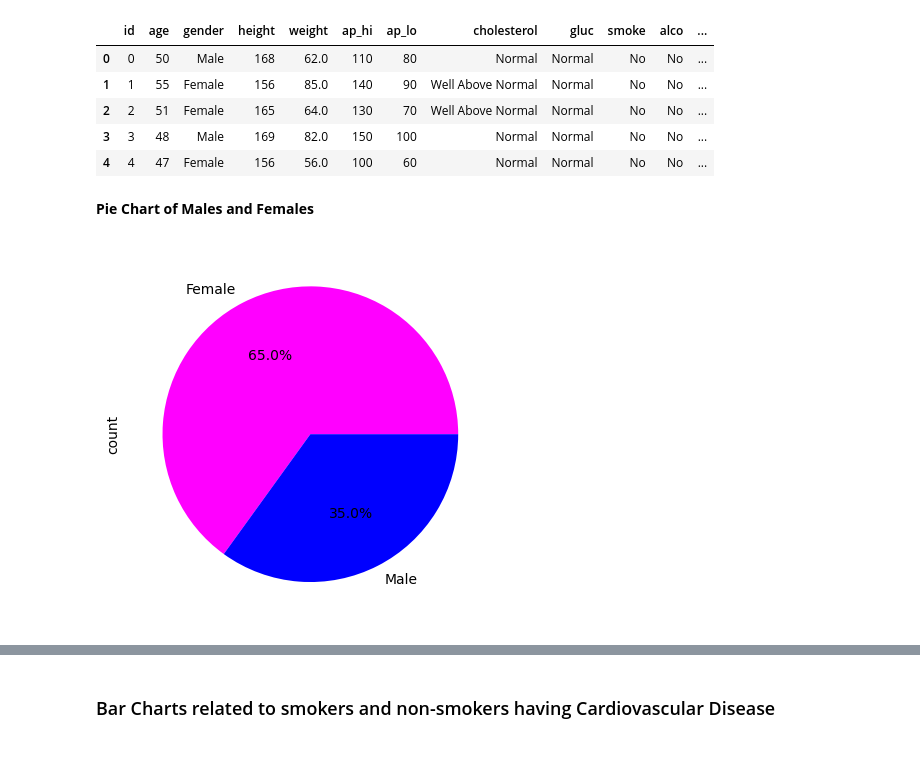
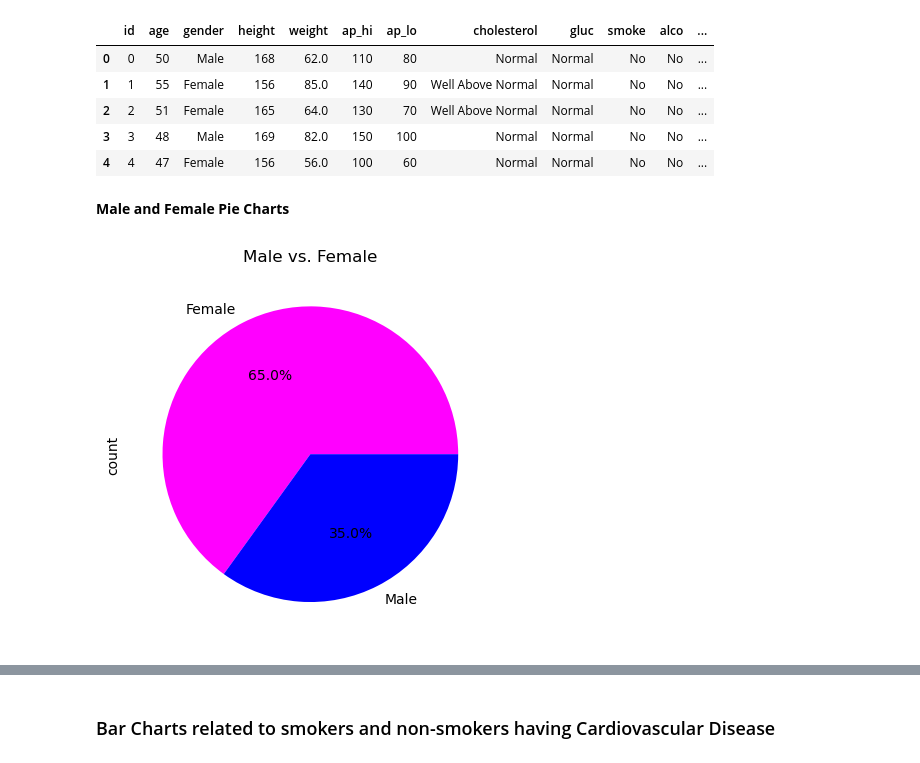
Before and after one commit to ButcherAdam/Cardiovascular-Disease-Analysis, a Jupyter notebook: Cardiovascular Disease Analysis.ipynb, the cells around one changed output, grey strips where cells are left out. Drawn from its saved outputs; the diff is of its cells as text; code cells hidden in the pictures.

```diff
--- a/Cardiovascular Disease Analysis.ipynb
+++ b/Cardiovascular Disease Analysis.ipynb
@@ -46,20 +46,21 @@ df.head()
 | 3 | 3 | 48 | Male | 169 | 82.0 | 150 | 100 | Normal | Normal | No | No | ... |
 | 4 | 4 | 47 | Female | 156 | 56.0 | 100 | 60 | Normal | Normal | No | No | ... |
 # %% [markdown]
-**Pie Chart of Males and Females**
+**Male and Female Pie Charts**
 # %%
 # Pie chart to show the distribution in genders
 
 # Get the unique genders of the people
 unique_gender = df['gender'].value_counts()
 unique_gender = unique_gender.rename('count')
 
 # Make the pie chart
 plt.pie(unique_gender, labels=unique_gender.keys(), autopct='%1.1f%%',colors=["magenta", "blue"])
+plt.title('Male vs. Female')
 plt.ylabel('count')
 plt.show()
 # %% [output]
-[figure, old version]
+[figure, new version]
 # %%
 # Filter out smokers and non-smokers
 df_smoke = df[df['smoke'] == 'Yes']
```
Also changed, not shown: parts of 2 cells of this notebook.
